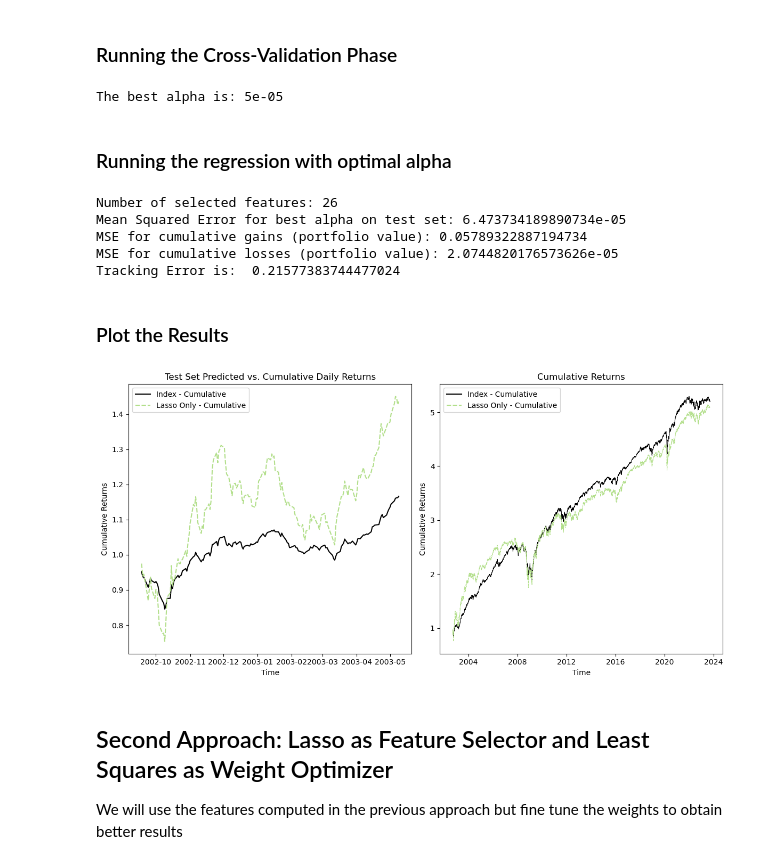
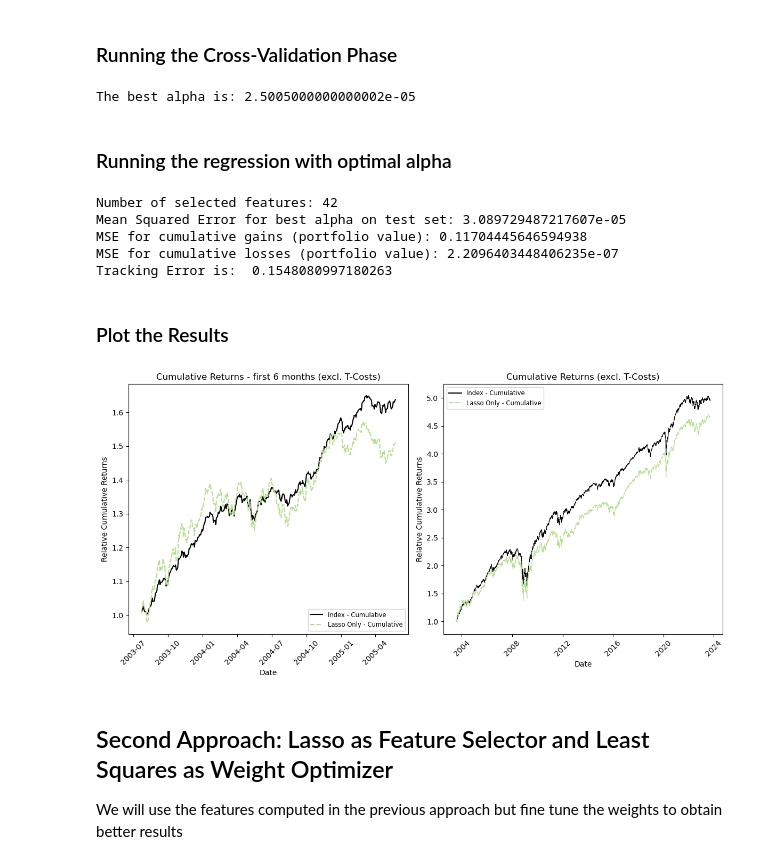
Before and after one commit to alexander-schaller/financial-machine-learning-projects-group2, a Jupyter notebook: Benchmark.ipynb, the cells around one changed output. Saved outputs shown, nothing was run; the diff lists cells and outputs as text; code cells hidden in the pictures.

```diff
--- a/Benchmark.ipynb
+++ b/Benchmark.ipynb
@@ -30,8 +30,8 @@ np.random.seed(25)
 # np.random.seed(42)
 
 # Rebalancing Parameters
-REBALANCE_PERIOD = 28
-LAGGED_PERIODS = 5
+REBALANCE_PERIOD = 120
+LAGGED_PERIODS = 3
 TOTAL_REBALANCE_DAYS = REBALANCE_PERIOD*LAGGED_PERIODS
 
 # Other
@@ -76,7 +77,10 @@ metrics = pd.DataFrame(columns=["Lasso Only", "Lasso + Least Squares", "Rebalanc
 ### Plotting the Random Index Returns and Cumulative Returns
 # %%
 # Calculate cumulative portfolio returns
-results["Index - Cumulative"] = 1 + np.cumsum(Y)
+zero = np.zeros_like(Y)
+zero[TOTAL_REBALANCE_DAYS:] = 1 + np.cumsum(Y[TOTAL_REBALANCE_DAYS:])
+results["Index - Cumulative"] = zero
+T_costs["Index"] = 0
 
 # Plotting
 plt.figure(figsize=FIG_SIZE)
@@ -149,7 +153,7 @@ for j, (train_idx, test_idx) in enumerate(validation_itr):
 
 print(f"The best alpha is: {best_alpha}")
 # %% [output]
-The best alpha is: 5e-05
+The best alpha is: 2.5005000000000002e-05
 # %% [markdown]
 ### Running the regression with optimal alpha
 # %%
@@ -196,36 +200,38 @@ metrics["Lasso Only"]["T-Costs"] = implied_t_costs(lasso_best, 0, ABS_TCOSTS, RE
 
 print("Tracking Error is: ", np.std(cum_returns_pred - cum_returns_real))
 # %% [output]
-Number of selected features: 26
-Mean Squared Error for best alpha on test set: 6.473734189890734e-05
-MSE for cumulative gains (portfolio value): 0.05789322887194734
-MSE for cumulative losses (portfolio value): 2.0744820176573626e-05
-Tracking Error is:  0.21577383744477024
+Number of selected features: 42
+Mean Squared Error for best alpha on test set: 3.089729487217607e-05
+MSE for cumulative gains (portfolio value): 0.11704445646594938
+MSE for cumulative losses (portfolio value): 2.2096403448406235e-07
+Tracking Error is:  0.1548080997180263
 # %% [markdown]
 ### Plot the Results
 # %%
 plt.figure(figsize=FIG_SIZE)
 
 plt.subplot(1, 2, 1)
 sns.lineplot(data=results[["Index - Cumulative", "Lasso Only - Cumulative"]][TOTAL_REBALANCE_DAYS:2*TOTAL_REBALANCE_DAYS + REBALANCE_PERIOD])
-plt.xlabel('Time')
-plt.ylabel('Cumulative Returns')
-plt.title('Test Set Predicted vs. Cumulative Daily Returns')
-plt.legend()
+plt.xlabel('Date')
+plt.ylabel('Relative Cumulative Returns')
+plt.title('Cumulative Returns - first 6 months (excl. T-Costs)')
+plt.xticks(rotation=45)
+plt.legend(loc='lower right', fontsize='small')
 
 # Plot the cumulative returns
 plt.subplot(1, 2, 2)
 sns.lineplot(data=results[["Index - Cumulative", "Lasso Only - Cumulative"]][TOTAL_REBALANCE_DAYS:], linewidth=0.7)
-plt.xlabel('Time')
-plt.ylabel('Cumulative Returns')
-plt.title('Cumulative Returns')
-plt.legend()
+plt.xlabel('Date')
+plt.ylabel('Relative Cumulative Returns')
+plt.title('Cumulative Returns (excl. T-Costs)')
+plt.xticks(rotation=45)
+plt.legend(fontsize='small')
 
 # Adjust layout to prevent overlap
 plt.tight_layout()
 plt.show()
 # %% [output]
-[figure, old version]
+[figure, new version]
 # %% [markdown]
 ## Second Approach: Lasso as Feature Selector and Least Squares as Weight Optimizer
 
```
Also changed, not shown: parts of 16 cells of this notebook, 1 other file.
